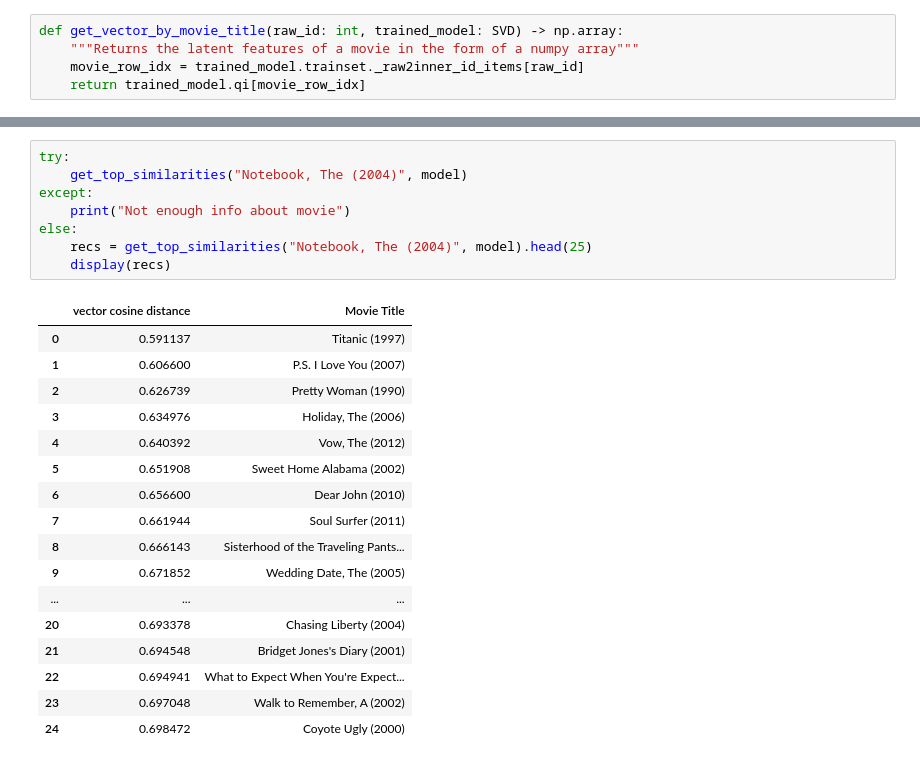
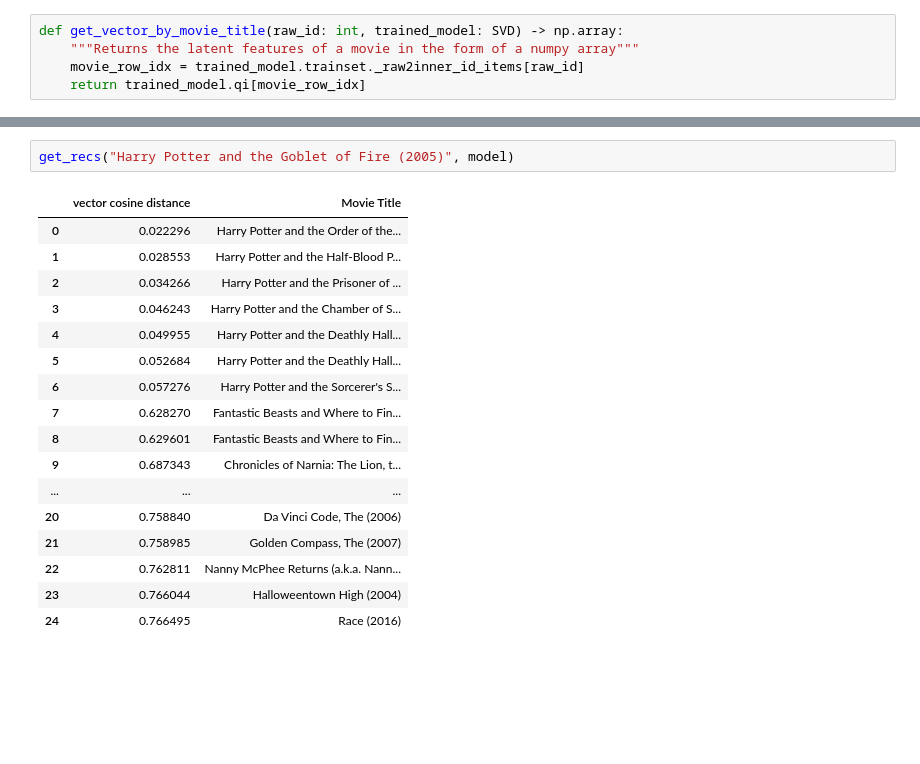
Before and after one commit to Techie5879/moviepp, a Jupyter notebook: predictor.ipynb, the cells around one changed output, grey strips where cells are left out. Saved outputs shown, nothing was run; the diff lists cells and outputs as text; blank space fills up the shorter version.

```diff
--- a/predictor.ipynb
+++ b/predictor.ipynb
@@ -153,26 +85,20 @@ Not enough info about movie
-# %%
-try:
-    get_top_similarities("Notebook, The (2004)", model)
-except:
-    print("Not enough info about movie")
-else:
-    recs = get_top_similarities("Notebook, The (2004)", model).head(25)
-    display(recs)
-# %% [output]
-|  | vector cosine distance | Movie Title |
-| 0 | 0.591137 | Titanic (1997) |
-| 1 | 0.606600 | P.S. I Love You (2007) |
-| 2 | 0.626739 | Pretty Woman (1990) |
-| 3 | 0.634976 | Holiday, The (2006) |
-| 4 | 0.640392 | Vow, The (2012) |
-| 5 | 0.651908 | Sweet Home Alabama (2002) |
-| 6 | 0.656600 | Dear John (2010) |
-| 7 | 0.661944 | Soul Surfer (2011) |
-| 8 | 0.666143 | Sisterhood of the Traveling Pants... |
-| 9 | 0.671852 | Wedding Date, The (2005) |
-| ... | ... | ... |
-| 20 | 0.693378 | Chasing Liberty (2004) |
-| 21 | 0.694548 | Bridget Jones's Diary (2001) |
-| 22 | 0.694941 | What to Expect When You're Expect... |
-| 23 | 0.697048 | Walk to Remember, A (2002) |
-| 24 | 0.698472 | Coyote Ugly (2000) |
+# %%
+get_recs("Harry Potter and the Goblet of Fire (2005)", model)
+# %% [output]
+|  | vector cosine distance | Movie Title |
+| 0 | 0.022296 | Harry Potter and the Order of the... |
+| 1 | 0.028553 | Harry Potter and the Half-Blood P... |
+| 2 | 0.034266 | Harry Potter and the Prisoner of ... |
+| 3 | 0.046243 | Harry Potter and the Chamber of S... |
+| 4 | 0.049955 | Harry Potter and the Deathly Hall... |
+| 5 | 0.052684 | Harry Potter and the Deathly Hall... |
+| 6 | 0.057276 | Harry Potter and the Sorcerer's S... |
+| 7 | 0.628270 | Fantastic Beasts and Where to Fin... |
+| 8 | 0.629601 | Fantastic Beasts and Where to Fin... |
+| 9 | 0.687343 | Chronicles of Narnia: The Lion, t... |
+| ... | ... | ... |
+| 20 | 0.758840 | Da Vinci Code, The (2006) |
+| 21 | 0.758985 | Golden Compass, The (2007) |
+| 22 | 0.762811 | Nanny McPhee Returns (a.k.a. Nann... |
+| 23 | 0.766044 | Halloweentown High (2004) |
+| 24 | 0.766495 | Race (2016) |
```
Also changed, not shown: parts of 8 cells of this notebook.
